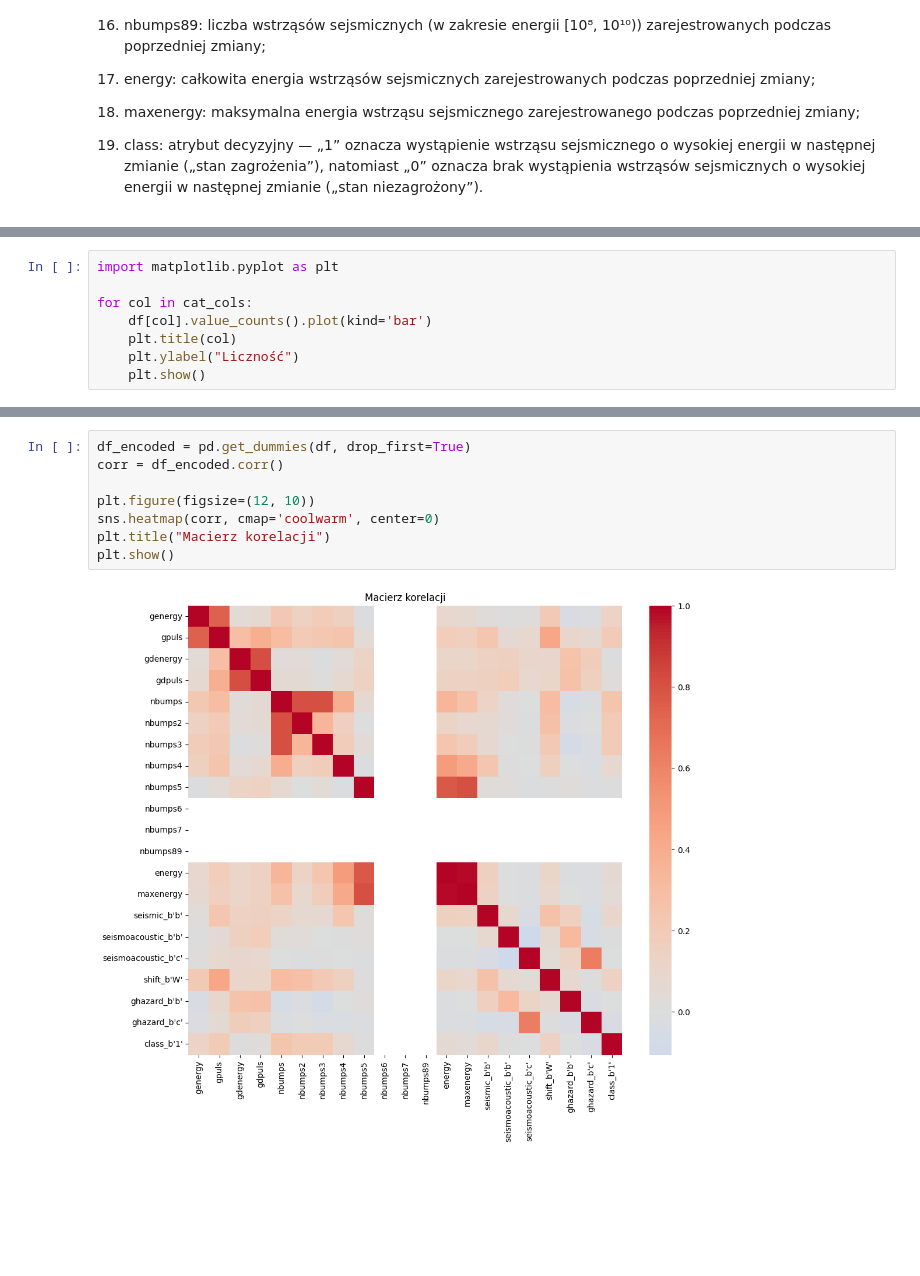
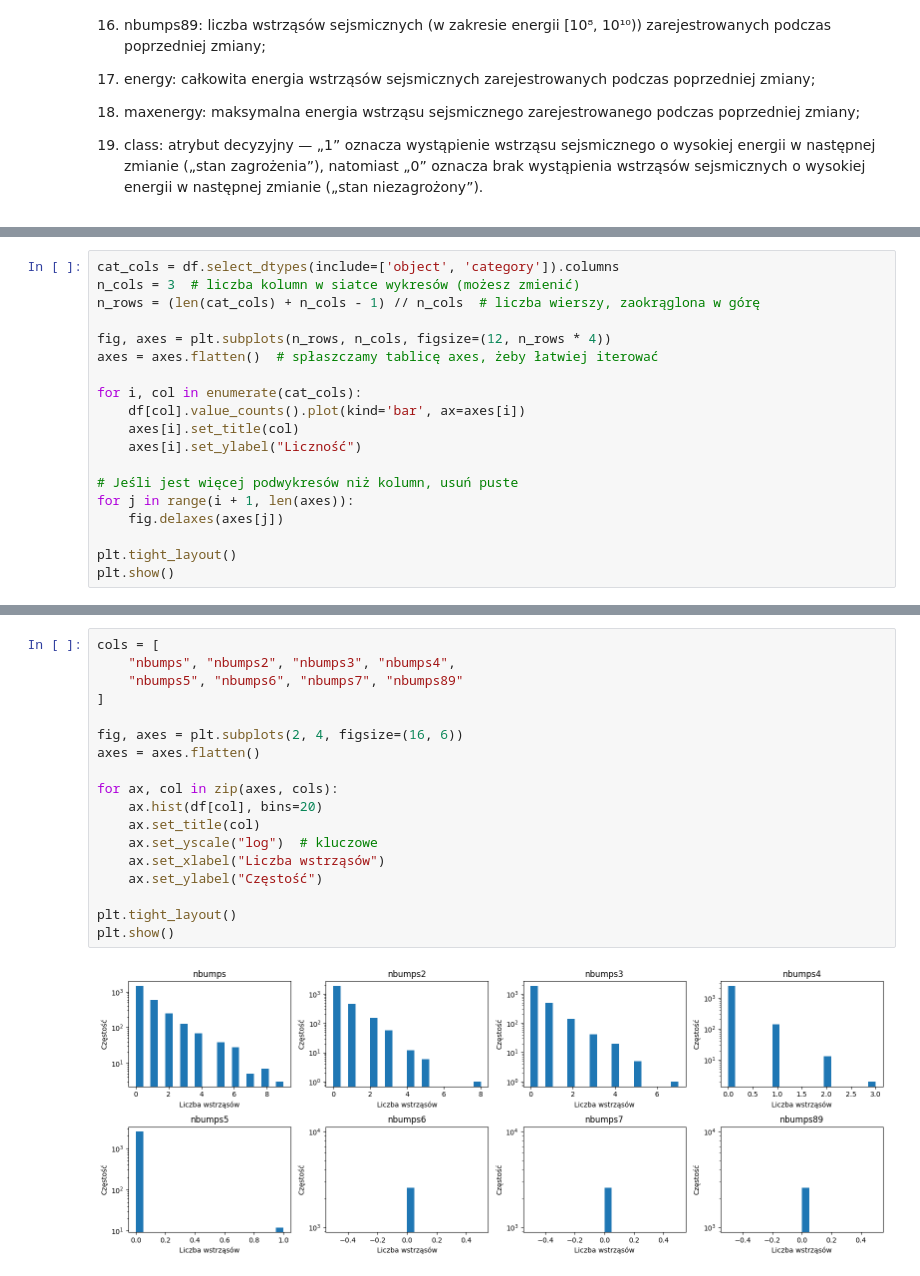
Before and after one commit to Graziaczek/zaawansowane_ssi, a Jupyter notebook: ZASSI.ipynb, the cells around one changed output, grey strips where cells are left out. Drawn from its saved outputs; the diff is of its cells as text; blank space fills up the shorter version.

```diff
--- a/ZASSI.ipynb
+++ b/ZASSI.ipynb
@@ -159,9 +127,20 @@ Name: count, dtype: int64
 # %%
-import matplotlib.pyplot as plt
+cat_cols = df.select_dtypes(include=['object', 'category']).columns
+n_cols = 3  # liczba kolumn w siatce wykresów (możesz zmienić)
+n_rows = (len(cat_cols) + n_cols - 1) // n_cols  # liczba wierszy, zaokrąglona w górę
 
-for col in cat_cols:
-    df[col].value_counts().plot(kind='bar')
-    plt.title(col)
-    plt.ylabel("Liczność")
-    plt.show()
+fig, axes = plt.subplots(n_rows, n_cols, figsize=(12, n_rows * 4))
+axes = axes.flatten()  # spłaszczamy tablicę axes, żeby łatwiej iterować
+
+for i, col in enumerate(cat_cols):
+    df[col].value_counts().plot(kind='bar', ax=axes[i])
+    axes[i].set_title(col)
+    axes[i].set_ylabel("Liczność")
+
+# Jeśli jest więcej podwykresów niż kolumn, usuń puste
+for j in range(i + 1, len(axes)):
+    fig.delaxes(axes[j])
+
+plt.tight_layout()
+plt.show()
 # %% [output]
@@ -173,10 +150,20 @@ for col in cat_cols:
 # %%
-df_encoded = pd.get_dummies(df, drop_first=True)
-corr = df_encoded.corr()
+cols = [
+    "nbumps", "nbumps2", "nbumps3", "nbumps4",
+    "nbumps5", "nbumps6", "nbumps7", "nbumps89"
+]
 
-plt.figure(figsize=(12, 10))
-sns.heatmap(corr, cmap='coolwarm', center=0)
-plt.title("Macierz korelacji")
+fig, axes = plt.subplots(2, 4, figsize=(16, 6))
+axes = axes.flatten()
+
+for ax, col in zip(axes, cols):
+    ax.hist(df[col], bins=20)
+    ax.set_title(col)
+    ax.set_yscale("log")  # kluczowe
+    ax.set_xlabel("Liczba wstrząsów")
+    ax.set_ylabel("Częstość")
+
+plt.tight_layout()
 plt.show()
 # %% [output]
-[figure, old version]
+[figure, new version]
```
Also changed, not shown: parts of 9 cells of this notebook.
